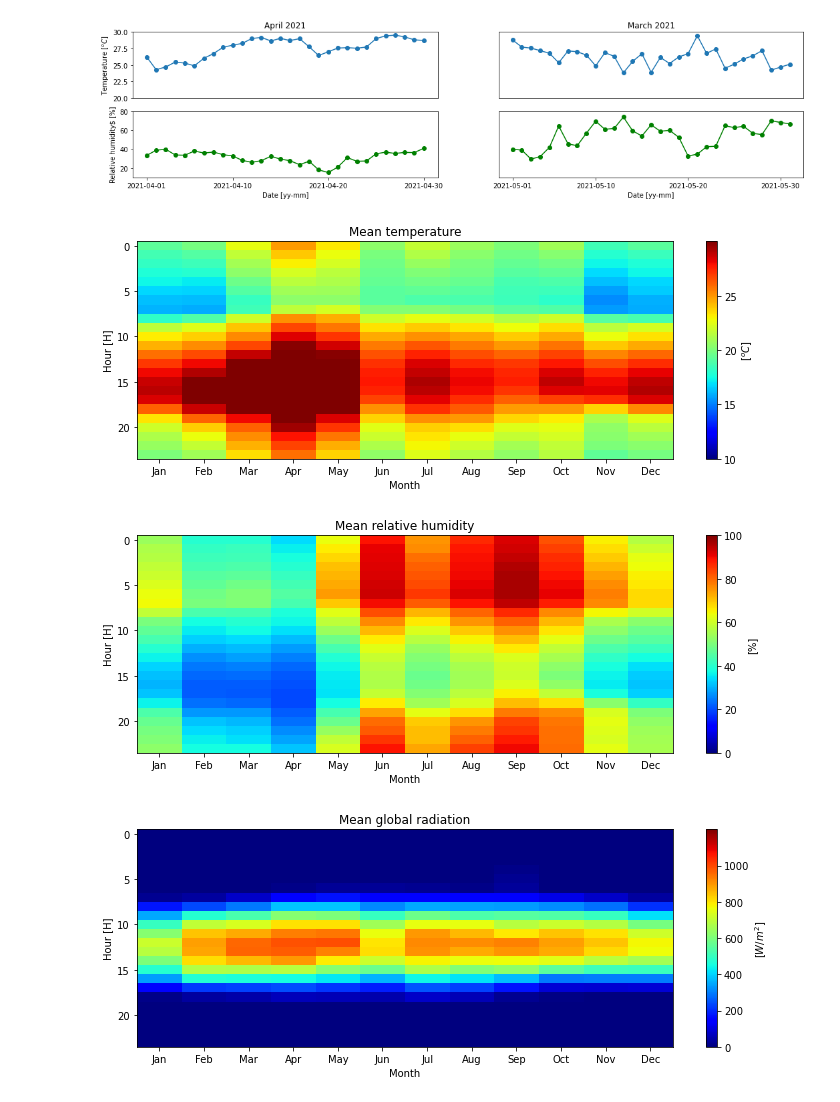
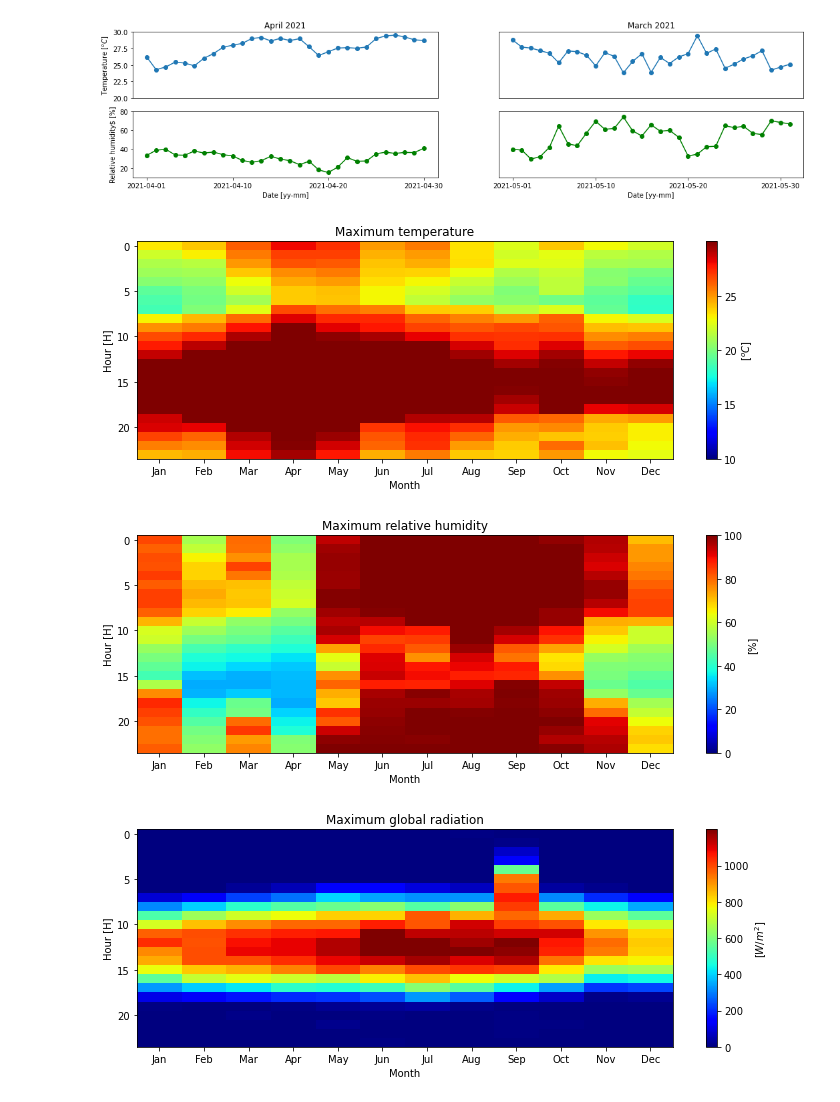
Before and after one commit to jessineva/Evaporative_thesis, a Jupyter notebook: figuras/notebooks/002_temixco_gráficas2021.ipynb, the cells around one changed output. Saved outputs shown, nothing was run; the diff lists cells and outputs as text; code cells hidden in the pictures.

Commit message:
Cambio en las gráficas de Mean a Maximum

```diff
--- a/figuras/notebooks/002_temixco_gráficas2021.ipynb
+++ b/figuras/notebooks/002_temixco_gráficas2021.ipynb
@@ -81,9 +70,9 @@ plt.savefig("../../escrito/figuras/tempVShum")
 # %%
 f    = "../data/temixco2021"
 df   = pd.read_csv(f, index_col=0, parse_dates=True)
-Tamb = df.Tamb.groupby(by=[df.index.month, df.index.hour]).mean().unstack().T
-Hum  = df.Hum.groupby(by=[df.index.month, df.index.hour]).mean().unstack().T
-Ig   = df.Ig.groupby(by=[df.index.month, df.index.hour]).mean().unstack().T
+Tamb = df.Tamb.groupby(by=[df.index.month, df.index.hour]).max().unstack().T
+Hum  = df.Hum.groupby(by=[df.index.month, df.index.hour]).max().unstack().T
+Ig   = df.Ig.groupby(by=[df.index.month, df.index.hour]).max().unstack().T
 # %%
 meses = calendar.month_abbr[1:]
 
@@ -97,32 +86,32 @@ ax.set_xticklabels(meses)
 ax.set_ylabel("Hour [H]")
 ax.set_xlabel("Month")
 
-ax.set_title("Mean temperature")
+ax.set_title("Maximum temperature")
 
 
 fig.colorbar(p, label="[$^oC$]", ticks=range(5,26,5))
 
 plt.savefig("../../escrito/figuras/Temperature")
 # %% [output]
-[figure, old version]
+[figure, new version]
 # %%
 fig, ax = plt.subplots(figsize = (12,4))
 
 p = ax.imshow(Hum, aspect="auto", cmap="jet", vmin=0, vmax=100)
 
 ax.set_xticks(range(0,12))
 ax.set_xticklabels(meses)
 
 ax.set_ylabel("Hour [H]")
 ax.set_xlabel("Month")
 
 
 fig.colorbar(p, label="[%]", ticks=range(0,101,20))
 
-ax.set_title("Mean relative humidity")
+ax.set_title("Maximum relative humidity")
 plt.savefig("../../escrito/figuras/relhum")
 # %% [output]
-[figure, old version]
+[figure, new version]
 # %%
 fig, ax = plt.subplots(figsize = (12,4))
 
@@ -137,7 +126,7 @@ ax.set_xlabel("Month")
 
 fig.colorbar(p, label="[$W/m^2$]", ticks=range(0,1101,200))
 
-ax.set_title("Mean global radiation")
+ax.set_title("Maximum global radiation")
 plt.savefig("../../escrito/figuras/Ig")
 # %% [output]
-[figure, old version]
+[figure, new version]
```
Also changed, not shown: parts of 4 cells of this notebook, 15 other files.
